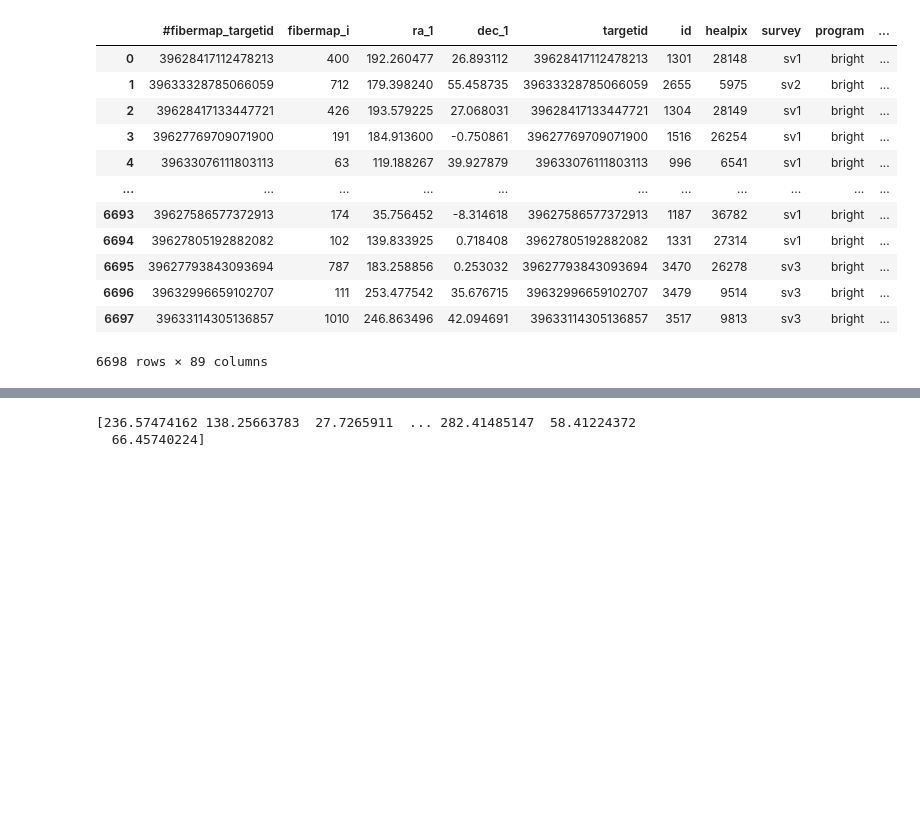
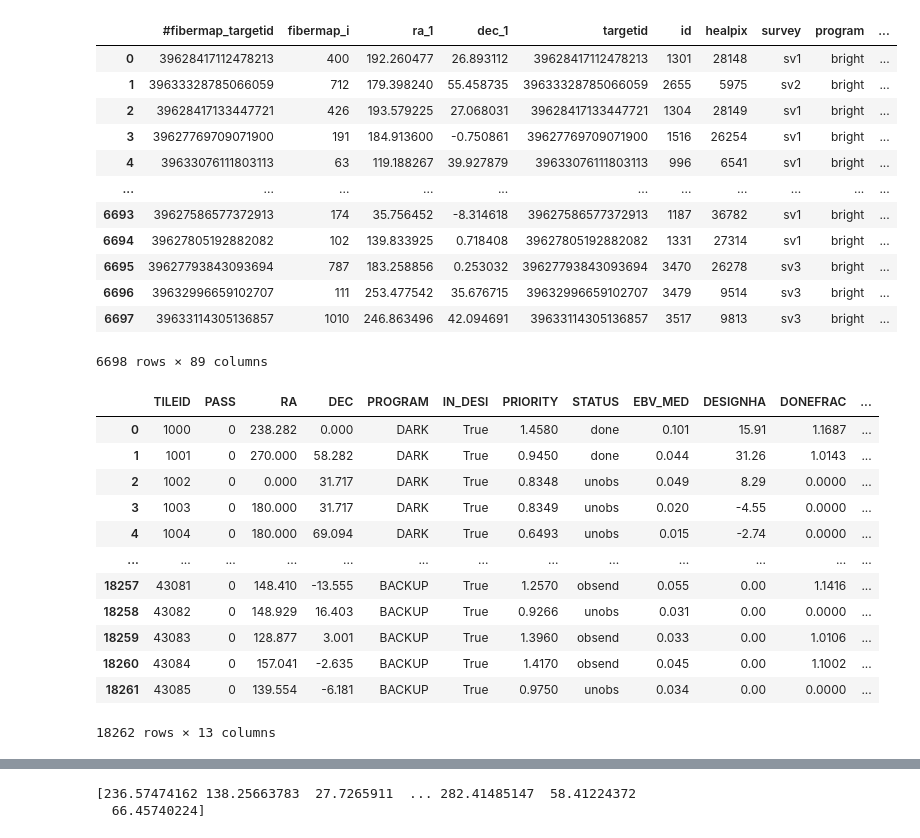
Before and after one commit to KSaid-1/DESI_fuji_FP, a Jupyter notebook: fuji_aitoff.ipynb, the cells around one changed output, grey strips where cells are left out. Drawn from its saved outputs; the diff is of its cells as text; code cells hidden in the pictures; blank space fills up the shorter version.

```diff
--- a/fuji_aitoff.ipynb
+++ b/fuji_aitoff.ipynb
@@ -27,3 +36,21 @@ fuji
 | 6696 | 39632996659102707 | 111 | 253.477542 | 35.676715 | 39632996659102707 | 3479 | 9514 | sv3 | bright | ... |
 | 6697 | 39633114305136857 | 1010 | 246.863496 | 42.094691 | 39633114305136857 | 3517 | 9813 | sv3 | bright | ... |
 6698 rows × 89 columns
+# %%
+#desi_footprint = pd.read_csv("desi-14k-footprint-dark-20220226.csv")
+desi_footprint = pd.read_csv("desi_footprint.csv")
+desi_footprint
+# %% [output]
+|  | TILEID | PASS | RA | DEC | PROGRAM | IN_DESI | PRIORITY | STATUS | EBV_MED | DESIGNHA | DONEFRAC | ... |
+| 0 | 1000 | 0 | 238.282 | 0.000 | DARK | True | 1.4580 | done | 0.101 | 15.91 | 1.1687 | ... |
+| 1 | 1001 | 0 | 270.000 | 58.282 | DARK | True | 0.9450 | done | 0.044 | 31.26 | 1.0143 | ... |
+| 2 | 1002 | 0 | 0.000 | 31.717 | DARK | True | 0.8348 | unobs | 0.049 | 8.29 | 0.0000 | ... |
+| 3 | 1003 | 0 | 180.000 | 31.717 | DARK | True | 0.8349 | unobs | 0.020 | -4.55 | 0.0000 | ... |
+| 4 | 1004 | 0 | 180.000 | 69.094 | DARK | True | 0.6493 | unobs | 0.015 | -2.74 | 0.0000 | ... |
+| ... | ... | ... | ... | ... | ... | ... | ... | ... | ... | ... | ... | ... |
+| 18257 | 43081 | 0 | 148.410 | -13.555 | BACKUP | True | 1.2570 | obsend | 0.055 | 0.00 | 1.1416 | ... |
+| 18258 | 43082 | 0 | 148.929 | 16.403 | BACKUP | True | 0.9266 | unobs | 0.031 | 0.00 | 0.0000 | ... |
+| 18259 | 43083 | 0 | 128.877 | 3.001 | BACKUP | True | 1.3960 | obsend | 0.033 | 0.00 | 1.0106 | ... |
+| 18260 | 43084 | 0 | 157.041 | -2.635 | BACKUP | True | 1.4170 | obsend | 0.045 | 0.00 | 1.1002 | ... |
+| 18261 | 43085 | 0 | 139.554 | -6.181 | BACKUP | True | 0.9750 | unobs | 0.034 | 0.00 | 0.0000 | ... |
+18262 rows × 13 columns
```
Also changed, not shown: parts of 17 cells of this notebook, 5 other files.
